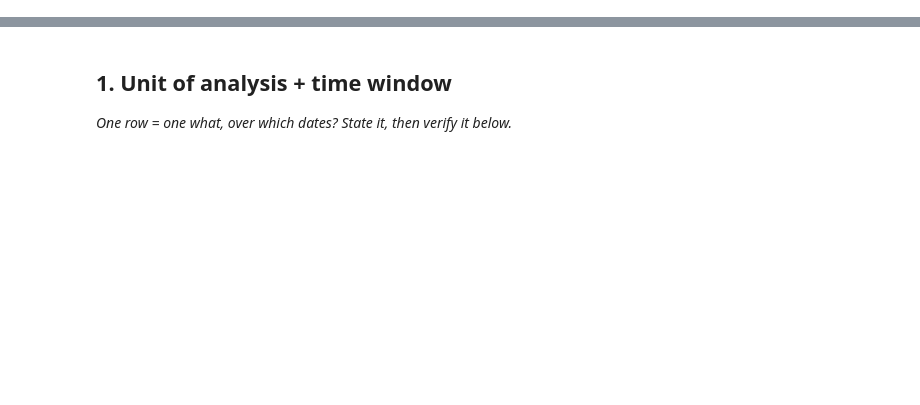
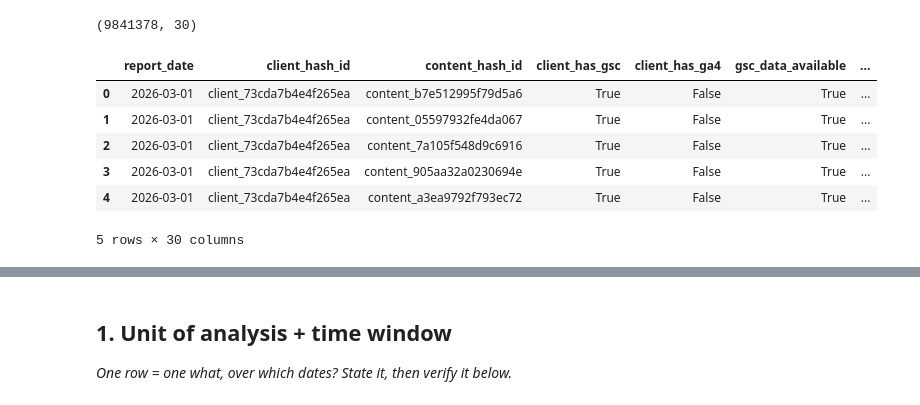
Before and after one commit to talalnoor/flyrank-ml-internship, a Jupyter notebook: work/notebooks/w03_data_contract.ipynb, the cells around one changed output, grey strips where cells are left out. Drawn from its saved outputs; the diff is of its cells as text; code cells hidden in the pictures; blank space fills up the shorter version.

```diff
--- a/work/notebooks/w03_data_contract.ipynb
+++ b/work/notebooks/w03_data_contract.ipynb
@@ -0,0 +29,37 @@
+# %%
+# --- Setup: auth + load the warehouse dataset ---
+import os
+from datasets import load_dataset
+import pandas as pd
+
+# In Colab: Secrets panel (key icon) -> add secret named HF_TOKEN -> toggle "Notebook access" on.
+# Never paste your token directly into a cell.
+try:
+    from google.colab import userdata
+    HF_TOKEN = userdata.get("HF_TOKEN")
+except Exception:
+    HF_TOKEN = os.environ.get("HF_TOKEN")  # fallback if running outside Colab
+
+MID_PANEL_MONTH = "2026-03"   # develop label logic here
+SAMPLE_MONTH    = "2026-06"   # mechanics-only, sealed test month, never for label logic
+
+# Load just the mid-panel month partition for this lane's table.
+# NOTE: swap the config/table name below for whichever GSC/Analytics table
+# matches your assigned lane (e.g. "search_console_daily", "landing_page_sessions").
+ds = load_dataset(
+    "FlyRank/internship-warehouse",
+    token=HF_TOKEN,
+    data_files=f"fact_content_daily_performance/month={MID_PANEL_MONTH}/*.parquet",
+)
+df = ds["train"].to_pandas()
+print(df.shape)
+df.head()
+# %% [output]
+(9841378, 30)
+|  | report_date | client_hash_id | content_hash_id | client_has_gsc | client_has_ga4 | gsc_data_available | ... |
+| 0 | 2026-03-01 | client_73cda7b4e4f265ea | content_b7e512995f79d5a6 | True | False | True | ... |
+| 1 | 2026-03-01 | client_73cda7b4e4f265ea | content_05597932fe4da067 | True | False | True | ... |
+| 2 | 2026-03-01 | client_73cda7b4e4f265ea | content_7a105f548d9c6916 | True | False | True | ... |
+| 3 | 2026-03-01 | client_73cda7b4e4f265ea | content_905aa32a0230694e | True | False | True | ... |
+| 4 | 2026-03-01 | client_73cda7b4e4f265ea | content_a3ea9792f793ec72 | True | False | True | ... |
+5 rows × 30 columns
```
Also changed, not shown: parts of 18 cells of this notebook.
